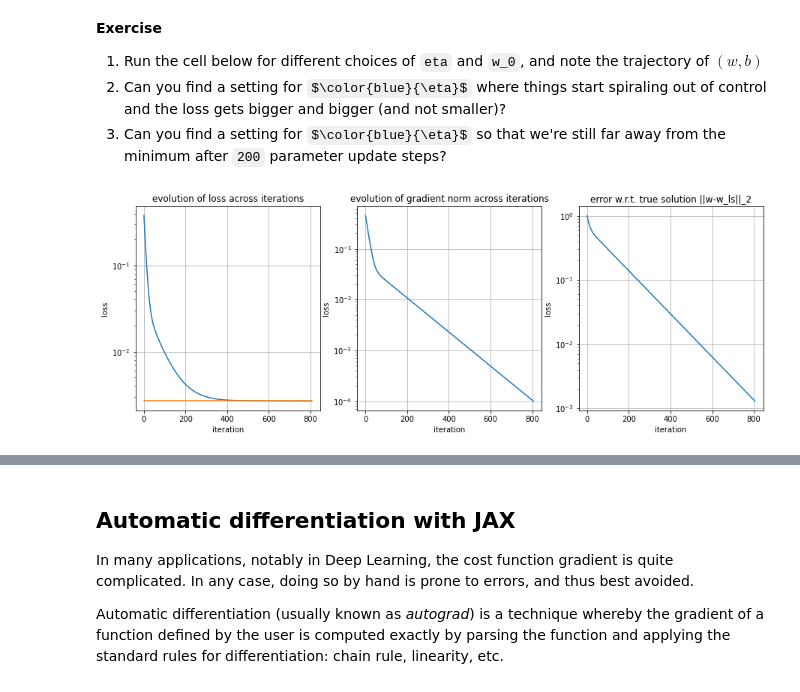
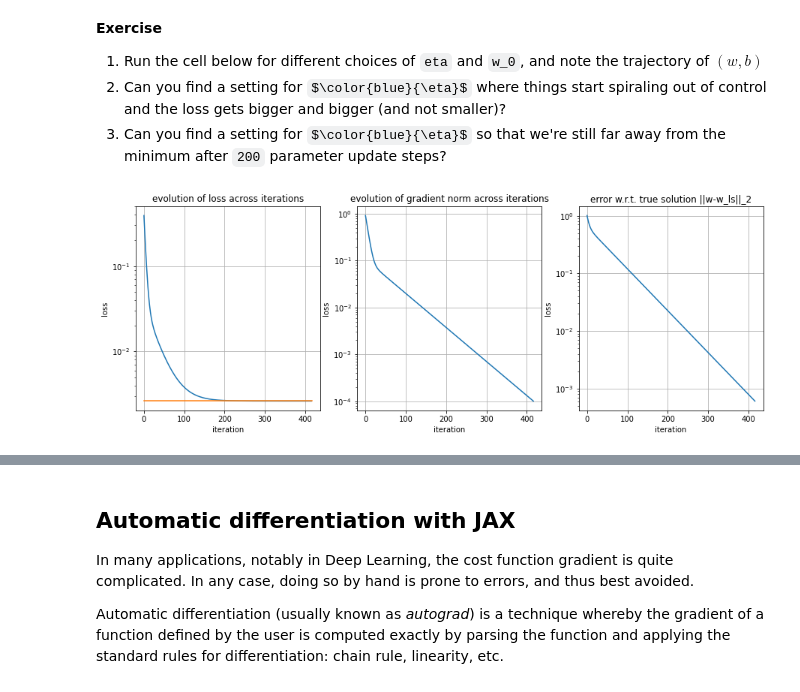
Before and after one commit to khipu-ai/practicals-2023, a Jupyter notebook: notebooks/optimization.ipynb, the cells around one changed output, grey strips where cells are left out. Drawn from its saved outputs; the diff is of its cells as text; code cells hidden in the pictures; some formulas as TeX source.

Commit message:
First complete version of new optimization tutorial.

```diff
--- a/notebooks/optimization.ipynb
+++ b/notebooks/optimization.ipynb
@@ -299,7 +299,7 @@ The gradient descent algorithm is quite straightforward:
 
 We can implement this method in a rather general form by passing the gradient computation function as a parameter:
 # %%
-def gradient_descent(theta_0,fun,grad,stepsize=1e-2,tolerance=1e-4,maxiter=1000):
+def train_model_manual(theta_0,fun,grad,stepsize=1e-2,tolerance=1e-4,maxiter=1000):
   """
   gradient descent function
   :param w_0: initial solution
@@ -352,7 +352,7 @@ def loss_grad_manual(_X,_y,_theta):
   _w = _theta
   _e = _w.T @ _X - _y
   _n = len(_y)
-  return (1/_n)*(_X @ _e.T)
+  return (2/_n)*(_X @ _e.T)
 # %% [markdown]
 **Exercise**
 1. Run the cell  below for different choices of `eta` and `w_0`, and note the trajectory of $(w,b)$
@@ -361,60 +361,69 @@ def loss_grad_manual(_X,_y,_theta):
 # %%
 eta = 0.1  # Change me! Try 0.1, 0.5, ...
 w_0 = np.zeros((2,1))
 #
-# we wrap cost_fun and cost_grad so that they are only a function of w
+# we wrap loss_fun and loss_grad so that they are only a function of w
 #
 f = lambda w: loss_fun(X,y,w)
-g = lambda w: loss_grad_manual(X,y,w)
+g_man = lambda w: loss_grad_manual(X,y,w)
 #
 # call the algorithm
 #
-weights,costs,norms = gradient_descent(w_0,f,g,stepsize=eta)
+weights,costs,norms = train_model_manual(w_0,f,g_man,stepsize=eta)
 
 #
 # show it
 #
-niter = len(costs)
-loss_ls = loss_fun(X,y,w_ls)
+def plot_optimization(weights,costs,norms):
+  """
+  helper function for plotting our thing
+  """
+  niter = len(costs)
+  loss_ls = loss_fun(X,y,w_ls)
 
-plt.figure(figsize=(15,5))
+  plt.figure(figsize=(15,5))
 
-plt.subplot(1,3,1)
-plt.semilogy(costs)
-plt.semilogy([0,niter],[loss_ls,loss_ls])
-plt.xlabel('iteration')
-plt.ylabel('loss')
-plt.title('evolution of loss across iterations')
-plt.grid(True)
+  plt.subplot(1,3,1)
+  plt.semilogy(costs)
+  plt.semilogy([0,niter],[loss_ls,loss_ls])
+  plt.xlabel('iteration')
+  plt.ylabel('loss')
+  plt.title('evolution of loss across iterations')
+  plt.grid(True)
 
-plt.subplot(1,3,2)
-plt.semilogy(norms)
-plt.xlabel('iteration')
-plt.ylabel('loss')
-plt.title('evolution of gradient norm across iterations')
-plt.grid(True)
+  plt.subplot(1,3,2)
+  plt.semilogy(norms)
+  plt.xlabel('iteration')
+  plt.ylabel('loss')
+  plt.title('evolution of gradient norm across iterations')
+  plt.grid(True)
 
-errors = [la.norm(w.ravel()-w_ls.ravel()) for w in weights]
-plt.subplot(1,3,3)
-plt.semilogy(errors)
-plt.xlabel('iteration')
-plt.ylabel('loss')
-plt.title('error w.r.t. true solution ||w-w_ls||_2')
-plt.grid(True)
+  errors = [la.norm(w.ravel()-w_ls.ravel()) for w in weights]
+  plt.subplot(1,3,3)
+  plt.semilogy(errors)
+  plt.xlabel('iteration')
+  plt.ylabel('loss')
+  plt.title('error w.r.t. true solution ||w-w_ls||_2')
+  plt.grid(True)
+  #
+  # show trajectory with some fancy coloring
+  #
+  from matplotlib import cm
+  colors = cm.jet(np.arange(niter)/niter)
+  plt.figure(figsize=(7,7))
+  wmat = np.array(weights)
+  plt.scatter(w_ls[0],w_ls[1],color='black',alpha=0.25,s=400,label='target')
+  plt.scatter(wmat[:,0],wmat[:,1],s=20,c=colors,alpha=0.25)
+  plt.xlim(0,1.2)
+  plt.ylim(0,1.2)
+  plt.grid(True)
+  plt.title('optimization trajectory')
+  plt.legend()
+  plt.show()
+
 #
-# show trajectory with some fancy coloring
+# call it
 #
-from matplotlib import cm
-colors = cm.jet(np.arange(niter)/niter)
-plt.figure(figsize=(7,7))
-wmat = np.array(weights)
-plt.scatter(w_ls[0],w_ls[1],color='black',alpha=0.25,s=400,label='target')
-plt.scatter(wmat[:,0],wmat[:,1],s=20,c=colors,alpha=0.25)
-plt.xlim(0,1.2)
-plt.ylim(0,1.2)
-plt.grid(True)
-plt.title('optimization trajectory')
-plt.legend()
-plt.show()
+plot_optimization(weights,costs,norms)
 # %% [output]
-[figure, old version]
+[figure, new version]
```
Also changed, not shown: parts of 80 cells of this notebook.
